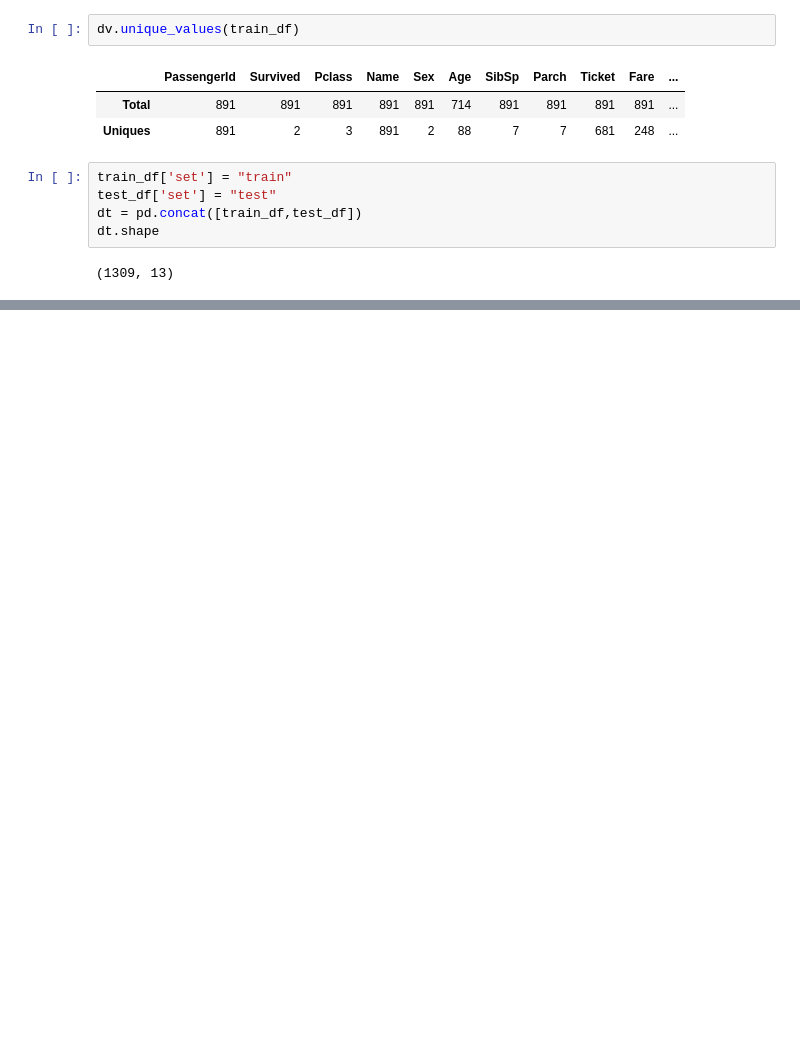
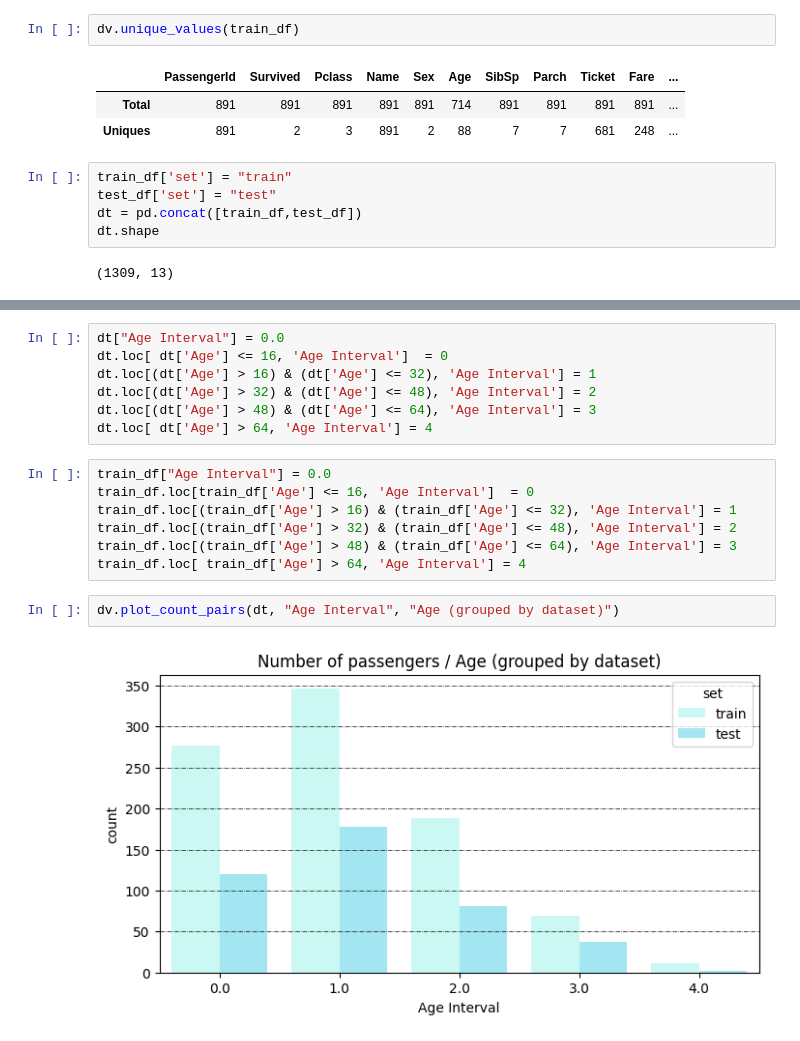
Before and after one commit to Hajoura91coding/Kaggle_course_notebook_mastering, a Jupyter notebook: notebook-mastering.ipynb, the cells around one changed output, grey strips where cells are left out. Drawn from its saved outputs; the diff is of its cells as text; blank space fills up the shorter version.

```diff
--- a/notebook-mastering.ipynb
+++ b/notebook-mastering.ipynb
@@ -170,0 +183,18 @@ dv.plot_distribution_pairs(dt, 'Age', 'title', hue="Survived")
+# %%
+dt["Age Interval"] = 0.0
+dt.loc[ dt['Age'] <= 16, 'Age Interval']  = 0
+dt.loc[(dt['Age'] > 16) & (dt['Age'] <= 32), 'Age Interval'] = 1
+dt.loc[(dt['Age'] > 32) & (dt['Age'] <= 48), 'Age Interval'] = 2
+dt.loc[(dt['Age'] > 48) & (dt['Age'] <= 64), 'Age Interval'] = 3
+dt.loc[ dt['Age'] > 64, 'Age Interval'] = 4
+# %%
+train_df["Age Interval"] = 0.0
+train_df.loc[train_df['Age'] <= 16, 'Age Interval']  = 0
+train_df.loc[(train_df['Age'] > 16) & (train_df['Age'] <= 32), 'Age Interval'] = 1
+train_df.loc[(train_df['Age'] > 32) & (train_df['Age'] <= 48), 'Age Interval'] = 2
+train_df.loc[(train_df['Age'] > 48) & (train_df['Age'] <= 64), 'Age Interval'] = 3
+train_df.loc[ train_df['Age'] > 64, 'Age Interval'] = 4
+# %%
+dv.plot_count_pairs(dt, "Age Interval", "Age (grouped by dataset)")
+# %% [output]
+[figure, added]
```
Also changed, not shown: parts of 27 cells of this notebook.
